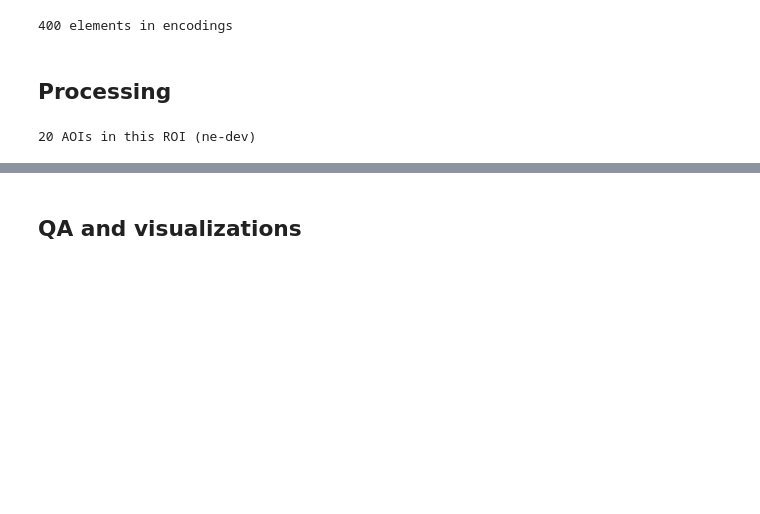
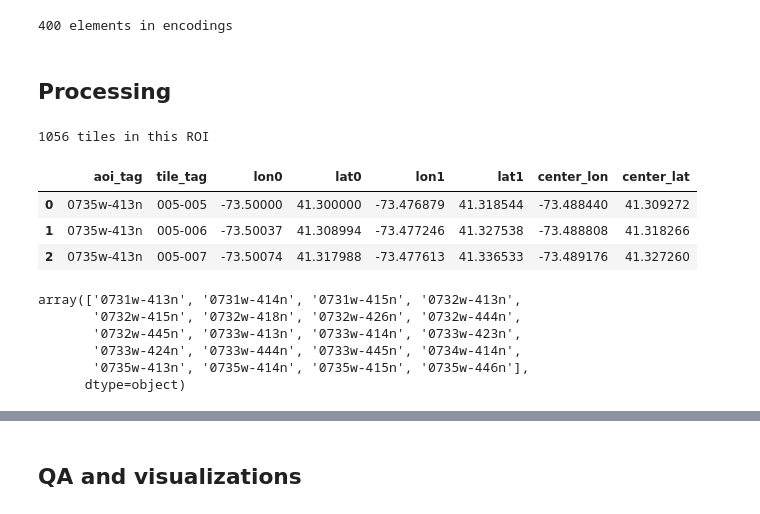
Before and after one commit to odyssey-geospatial/verge, a Jupyter notebook: 02-mgm/34-encode.ipynb, the cells around one changed output, grey strips where cells are left out. Cells and saved outputs as stored; diff of their text form; code cells hidden in the pictures; blank space fills up the shorter version.

```diff
--- a/02-mgm/34-encode.ipynb
+++ b/02-mgm/34-encode.ipynb
@@ -46,3 +37,15 @@ from geo_encodings import MPPEncoder
+# %%
+# The name of the ROI to use.
+roi_name = 'ne-laptop'
+
+# The name of the general-purpose data directory.
+data_home = '%s/data' % (project_home)
+
+# The name of the ROI-specific data directory.
+roi_home = '%s/data/%s' % (project_home, roi_name)
+
+# # A unique identifier for this run.
+# run_id = '101'
 # %% [markdown]
 ## Data prep
 # %%
@@ -79,21 +82,31 @@ print('%d elements in encodings' % len(encoder))
 400 elements in encodings
 # %% [markdown]
 ## Processing
-# %%
-# Get a list of AOI tags.
-globstring = '%s/tiles/*' % roi_home
-tile_dnames = glob.glob(globstring)
-aoi_names = [
-    z[z.rfind('/') + 1 :]
-    for z in tile_dnames
-]
-print('%d AOIs in this ROI (%s)' % (len(aoi_names), roi_name))
-# %% [output]
-20 AOIs in this ROI (ne-dev)
+# %%
+fname = '%s/tiles.csv' % roi_home
+tile_info = pd.read_csv(fname)
+print('%d tiles in this ROI' % len(tile_info))
+tile_info.head(3)
+# %% [output]
+1056 tiles in this ROI
+|  | aoi_tag | tile_tag | lon0 | lat0 | lon1 | lat1 | center_lon | center_lat |
+| 0 | 0735w-413n | 005-005 | -73.50000 | 41.300000 | -73.476879 | 41.318544 | -73.488440 | 41.309272 |
+| 1 | 0735w-413n | 005-006 | -73.50037 | 41.308994 | -73.477246 | 41.327538 | -73.488808 | 41.318266 |
+| 2 | 0735w-413n | 005-007 | -73.50074 | 41.317988 | -73.477613 | 41.336533 | -73.489176 | 41.327260 |
 # %%
 # In the loop below, we will also accumulate a histogram of class labels.
 # This will be saved and used during model training to balance sampling.
 class_counts = {z: 0 for z in range(num_classes)}
+# %%
+aoi_tags = np.unique(tile_info['aoi_tag'].values)
+aoi_tags
+# %% [output]
+array(['0731w-413n', '0731w-414n', '0731w-415n', '0732w-413n',
+       '0732w-415n', '0732w-418n', '0732w-426n', '0732w-444n',
+       '0732w-445n', '0733w-413n', '0733w-414n', '0733w-423n',
+       '0733w-424n', '0733w-444n', '0733w-445n', '0734w-414n',
+       '0735w-413n', '0735w-414n', '0735w-415n', '0735w-446n'],
+      dtype=object)
 # %%
 # Loop over AOIs
 
```
Also changed, not shown: parts of 8 cells of this notebook, 12 other files.
